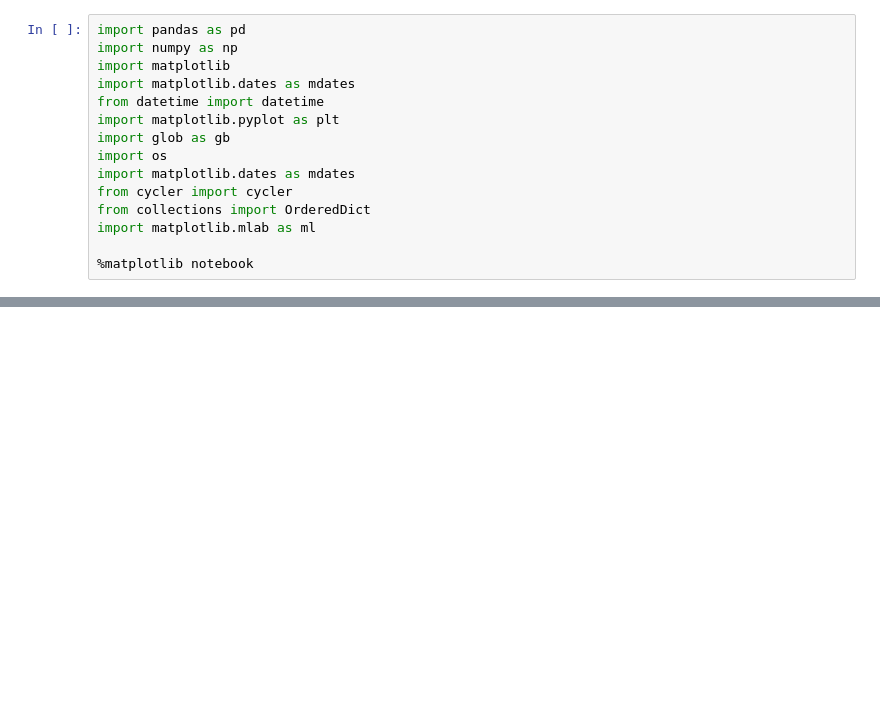
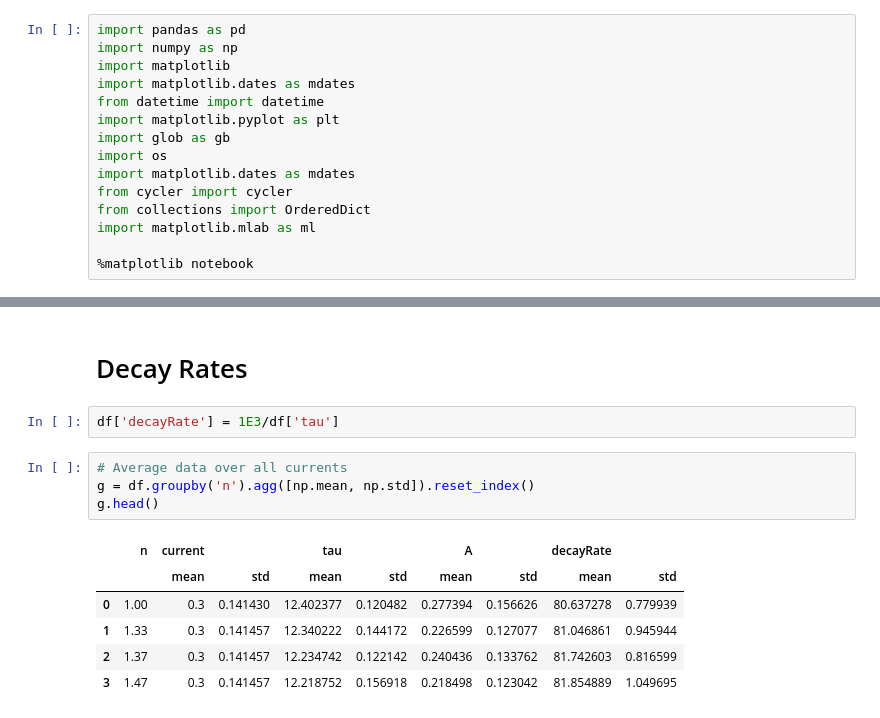
Before and after one commit to mn14tm/FlowCellPicoscope, a Jupyter notebook: Examples/h5Analysis_refractiveIndexLiquids_sweepLaserPower.ipynb, the cells around one changed output, grey strips where cells are left out. Drawn from its saved outputs; the diff is of its cells as text; blank space fills up the shorter version.

```diff
--- a/Examples/h5Analysis_refractiveIndexLiquids_sweepLaserPower.ipynb
+++ b/Examples/h5Analysis_refractiveIndexLiquids_sweepLaserPower.ipynb
@@ -209,0 +195,15 @@ if save:
+# %% [markdown]
+# Decay Rates
+# %%
+df['decayRate'] = 1E3/df['tau']
+# %%
+# Average data over all currents
+g = df.groupby('n').agg([np.mean, np.std]).reset_index()
+g.head()
+# %% [output]
+|  | n | current |  | tau |  | A |  | decayRate |  |
+|  |  | mean | std | mean | std | mean | std | mean | std |
+| 0 | 1.00 | 0.3 | 0.141430 | 12.402377 | 0.120482 | 0.277394 | 0.156626 | 80.637278 | 0.779939 |
+| 1 | 1.33 | 0.3 | 0.141457 | 12.340222 | 0.144172 | 0.226599 | 0.127077 | 81.046861 | 0.945944 |
+| 2 | 1.37 | 0.3 | 0.141457 | 12.234742 | 0.122142 | 0.240436 | 0.133762 | 81.742603 | 0.816599 |
+| 3 | 1.47 | 0.3 | 0.141457 | 12.218752 | 0.156918 | 0.218498 | 0.123042 | 81.854889 | 1.049695 |
```
Also changed, not shown: parts of 26 cells of this notebook, 1 other file.
